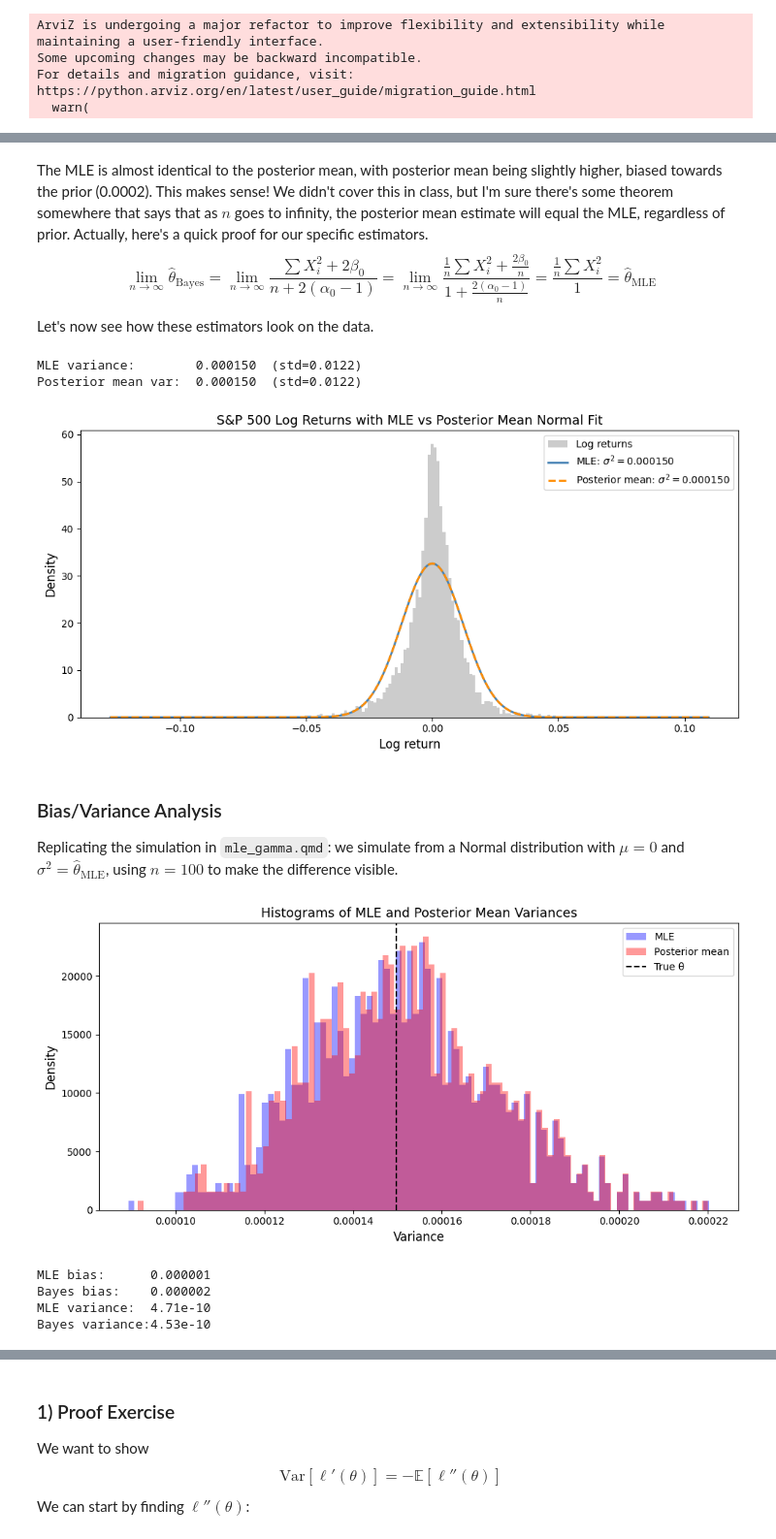
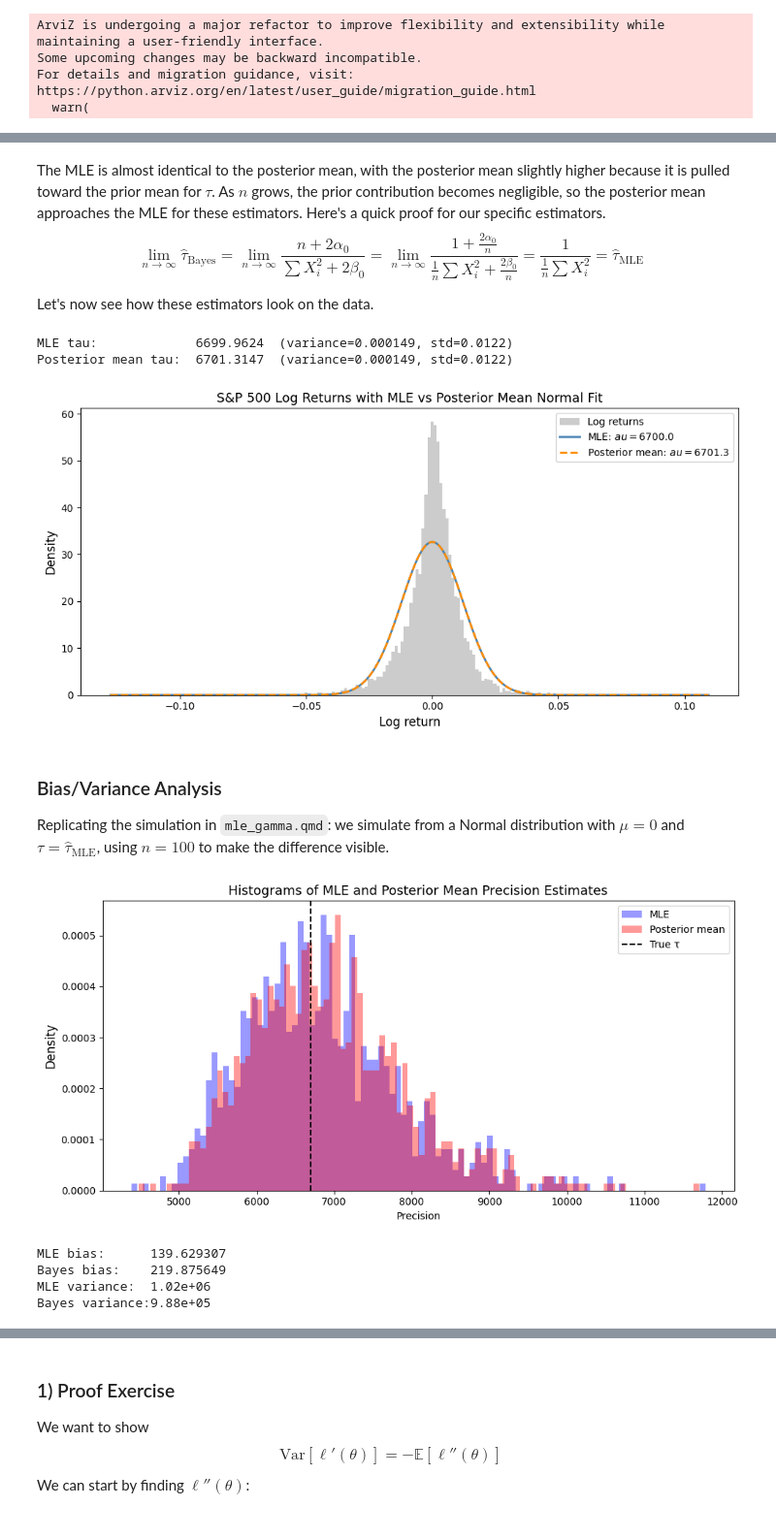
Before and after one commit to su-andrew/stats200q, a Jupyter notebook: Stats200_Book.ipynb, the cells around one changed output, grey strips where cells are left out. Shown at 97% size. Cells and saved outputs as stored; diff of their text form; code cells hidden in the pictures.

```diff
--- a/Stats200_Book.ipynb
+++ b/Stats200_Book.ipynb
@@ -202,7 +253,17 @@ $$ \hat \theta = \frac{\sum X_i^2 + 0.0004}{n + 2} = \frac{\sum X_i^2 + 2\beta_0
 # %%
 def maximum_likelihood(log_returns):
-    return np.mean(log_returns ** 2)
+    x = np.asarray(log_returns).squeeze()
+    return len(x) / np.sum(x ** 2)
 
 def posterior_mean(log_returns, alpha = 2.0, beta = 0.0002):
-    return (np.sum(log_returns ** 2) + 2 * beta) / (len(log_returns) + 2 * (alpha - 1))
+    x = np.asarray(log_returns).squeeze()
+    return (len(x) + 2 * alpha) / (np.sum(x ** 2) + 2 * beta)
+
+def maximum_likelihood_variance(log_returns):
+    x = np.asarray(log_returns).squeeze()
+    return np.mean(x ** 2)
+
+def posterior_mean_variance(log_returns, alpha = 2.0, beta = 0.0002):
+    x = np.asarray(log_returns).squeeze()
+    return (np.sum(x ** 2) + 2 * beta) / (len(x) + 2 * (alpha - 1))
 # %%
@@ -214,16 +277,18 @@ NameError: name 'log_returns' is not defined
 # %% [markdown]
-The MLE is almost identical to the posterior mean, with posterior mean being slightly higher, biased towards the prior (0.0002). This makes sense! We didn't cover this in class, but I'm sure there's some theorem somewhere that says that as $n$ goes to infinity, the posterior mean estimate will equal the MLE, regardless of prior. Actually, here's a quick proof for our specific estimators.
-$$\lim_{n \rightarrow \infty} \hat{\theta}_{\text{Bayes}} = \lim_{n \rightarrow \infty} \frac{\sum X_i^2 + 2\beta_0}{n + 2(\alpha_0 - 1)} = \lim_{n \rightarrow \infty} \frac{\frac{1}{n}\sum X_i^2 + \frac{2\beta_0}{n}}{1 + \frac{2(\alpha_0-1)}{n}} = \frac{\frac{1}{n}\sum X_i^2}{1} = \hat{\theta}_{\text{MLE}}$$
+The MLE is almost identical to the posterior mean, with the posterior mean slightly higher because it is pulled toward the prior mean for $\tau$. As $n$ grows, the prior contribution becomes negligible, so the posterior mean approaches the MLE for these estimators. Here's a quick proof for our specific estimators.
+$$\lim_{n \rightarrow \infty} \hat{\tau}_{\text{Bayes}} = \lim_{n \rightarrow \infty} \frac{n + 2\alpha_0}{\sum X_i^2 + 2\beta_0} = \lim_{n \rightarrow \infty} \frac{1 + \frac{2\alpha_0}{n}}{\frac{1}{n}\sum X_i^2 + \frac{2\beta_0}{n}} = \frac{1}{\frac{1}{n}\sum X_i^2} = \hat{\tau}_{\text{MLE}}$$
 
 Let's now see how these estimators look on the data.
 # %%
 n = len(log_returns)
 
-var_mle = maximum_likelihood(x)
-var_post = posterior_mean(x)
+tau_mle = maximum_likelihood(log_returns)
+tau_post = posterior_mean(log_returns)
+var_mle = 1 / tau_mle
+var_post = 1 / tau_post
 
-print(f"MLE variance:        {var_mle:.6f}  (std={np.sqrt(var_mle):.4f})")
-print(f"Posterior mean var:  {var_post:.6f}  (std={np.sqrt(var_post):.4f})")
+print(f"MLE tau:             {tau_mle:.4f}  (variance={var_mle:.6f}, std={np.sqrt(var_mle):.4f})")
+print(f"Posterior mean tau:  {tau_post:.4f}  (variance={var_post:.6f}, std={np.sqrt(var_post):.4f})")
 
 # Plot
 fig, ax = plt.subplots(figsize=(10, 5))
@@ -231,9 +296,9 @@ ax.hist(log_returns, bins=200, density=True, color='gray', alpha=0.4, label='Log
 
 x_range = np.linspace(log_returns.min(), log_returns.max(), 1000)
 ax.plot(x_range, stats.norm.pdf(x_range, 0, np.sqrt(var_mle)),
-        color='steelblue', linewidth=2, label=f'MLE: $\\sigma^2={var_mle:.6f}$')
+        color='steelblue', linewidth=2, label=f'MLE: $\tau={tau_mle:.1f}$')
 ax.plot(x_range, stats.norm.pdf(x_range, 0, np.sqrt(var_post)),
-        color='darkorange', linewidth=2, linestyle='--', label=f'Posterior mean: $\\sigma^2={var_post:.6f}$')
+        color='darkorange', linewidth=2, linestyle='--', label=f'Posterior mean: $\tau={tau_post:.1f}$')
 
 ax.set_title('S&P 500 Log Returns with MLE vs Posterior Mean Normal Fit', fontsize=13)
 ax.set_xlabel('Log return', fontsize=12)
@@ -242,46 +307,46 @@ ax.legend()
 plt.tight_layout()
 plt.show()
 # %% [output]
-MLE variance:        0.000150  (std=0.0122)
-Posterior mean var:  0.000150  (std=0.0122)
+MLE tau:             6699.9624  (variance=0.000149, std=0.0122)
+Posterior mean tau:  6701.3147  (variance=0.000149, std=0.0122)
-[figure, old version]
+[figure, new version]
 # %% [markdown]
 ### Bias/Variance Analysis
 
-Replicating the simulation in `mle_gamma.qmd`: we simulate from a Normal distribution with $\mu = 0$ and $\sigma^2 = \hat\theta_{\text{MLE}}$, using $n = 100$ to make the difference visible.
+Replicating the simulation in `mle_gamma.qmd`: we simulate from a Normal distribution with $\mu = 0$ and $\tau = \hat\tau_{\text{MLE}}$, using $n = 100$ to make the difference visible.
 # %%
-true_theta = maximum_likelihood(log_returns)
+true_tau = maximum_likelihood(log_returns)
 num_simulations = 1000
 num_samples = 100
 
-mle_variances = []
-pm_variances = []
+mle_estimates = []
+pm_estimates = []
 
 for _ in range(num_simulations):
-    simulated_log_returns = np.random.normal(0, np.sqrt(true_theta), num_samples)
-    mle_variances.append(maximum_likelihood(simulated_log_returns))
-    pm_variances.append(posterior_mean(simulated_log_returns))
+    simulated_log_returns = np.random.normal(0, np.sqrt(1 / true_tau), num_samples)
+    mle_estimates.append(maximum_likelihood(simulated_log_returns))
+    pm_estimates.append(posterior_mean(simulated_log_returns))
 
 fig, ax = plt.subplots(figsize=(10, 5))
-ax.hist(mle_variances, bins=100, density=True, color='blue', alpha=0.4, label='MLE')
-ax.hist(pm_variances, bins=100, density=True, color='red', alpha=0.4, label='Posterior mean')
-ax.axvline(true_theta, color='black', linestyle='--', label='True θ')
+ax.hist(mle_estimates, bins=100, density=True, color='blue', alpha=0.4, label='MLE')
+ax.hist(pm_estimates, bins=100, density=True, color='red', alpha=0.4, label='Posterior mean')
+ax.axvline(true_tau, color='black', linestyle='--', label='True τ')
 
-ax.set_title('Histograms of MLE and Posterior Mean Variances', fontsize=13)
-ax.set_xlabel('Variance', fontsize=12)
+ax.set_title('Histograms of MLE and Posterior Mean Precision Estimates', fontsize=13)
+ax.set_xlabel('Precision')
 ax.set_ylabel('Density', fontsize=12)
 ax.legend()
 plt.tight_layout()
 plt.show()
 
-print(f"MLE bias:      {np.mean(mle_variances) - true_theta:.6f}")
-print(f"Bayes bias:    {np.mean(pm_variances) - true_theta:.6f}")
-print(f"MLE variance:  {np.var(mle_variances):.2e}")
-print(f"Bayes variance:{np.var(pm_variances):.2e}")
+print(f"MLE bias:      {np.mean(mle_estimates) - true_tau:.6f}")
+print(f"Bayes bias:    {np.mean(pm_estimates) - true_tau:.6f}")
+print(f"MLE variance:  {np.var(mle_estimates):.2e}")
+print(f"Bayes variance:{np.var(pm_estimates):.2e}")
 # %% [output]
-[figure, old version]
+[figure, new version]
-MLE bias:      0.000001
-Bayes bias:    0.000002
-MLE variance:  4.71e-10
-Bayes variance:4.53e-10
+MLE bias:      139.629307
+Bayes bias:    219.875649
+MLE variance:  1.02e+06
+Bayes variance:9.88e+05
 # %% [markdown]
```
Also changed, not shown: parts of 42 cells of this notebook, 2 other files.
